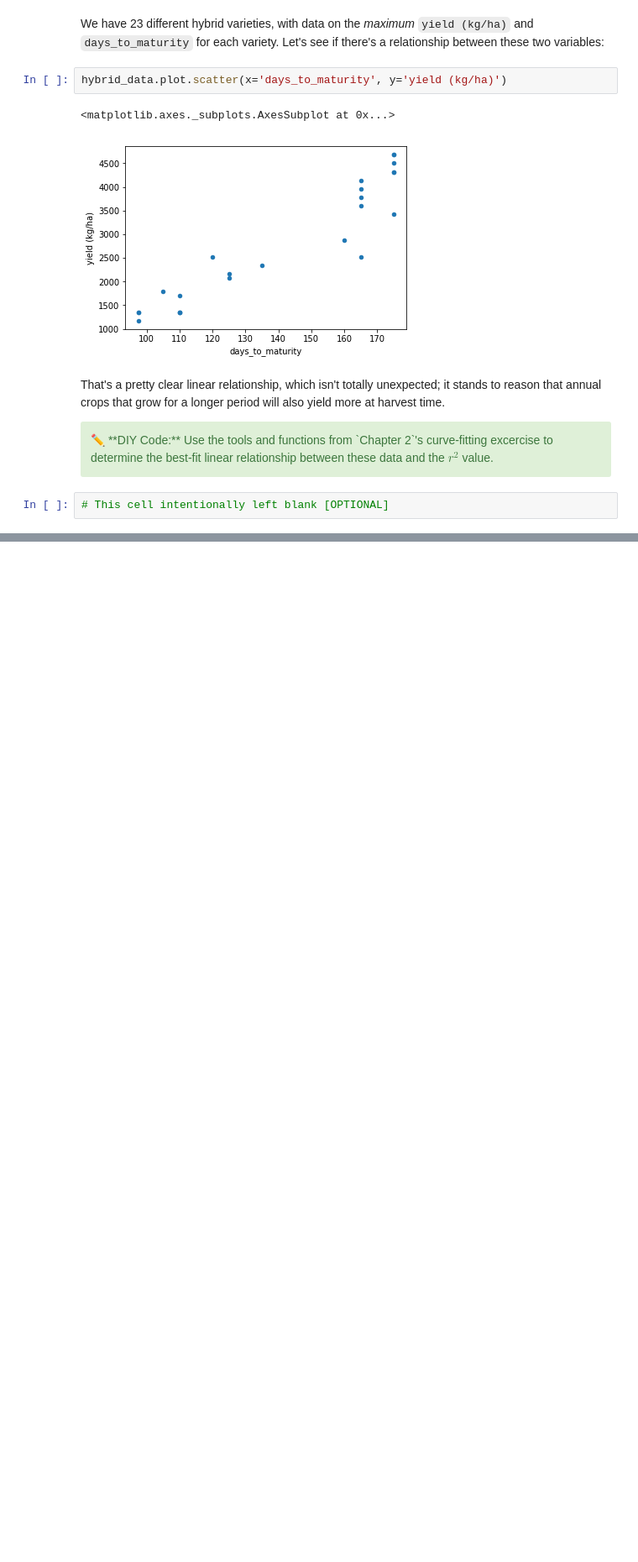
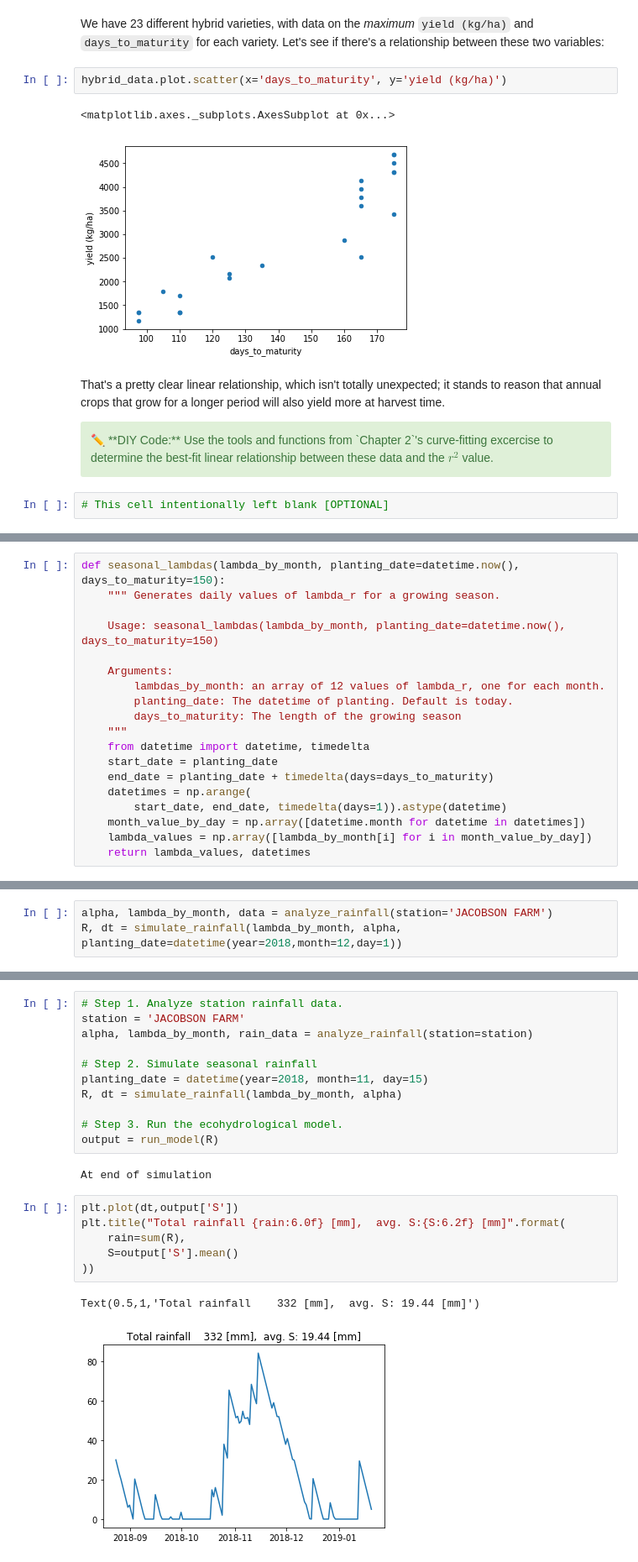
Before and after one commit to ecohydro/RidgeToReef, a Jupyter notebook: chapters/Chapter 3.ipynb, the cells around one changed output, grey strips where cells are left out. Shown at 84% size. Drawn from its saved outputs; the diff is of its cells as text; blank space fills up the shorter version.

```diff
--- a/chapters/Chapter 3.ipynb
+++ b/chapters/Chapter 3.ipynb
@@ -107,0 +215,19 @@ This formulation ignores many important processes, but is the minimum model nece
+# %%
+def seasonal_lambdas(lambda_by_month, planting_date=datetime.now(), days_to_maturity=150):
+    """ Generates daily values of lambda_r for a growing season.
+
+    Usage: seasonal_lambdas(lambda_by_month, planting_date=datetime.now(), days_to_maturity=150)
+
+    Arguments:
+        lambdas_by_month: an array of 12 values of lambda_r, one for each month.
+        planting_date: The datetime of planting. Default is today.
+        days_to_maturity: The length of the growing season
+    """
+    from datetime import datetime, timedelta
+    start_date = planting_date
+    end_date = planting_date + timedelta(days=days_to_maturity)
+    datetimes = np.arange(
+        start_date, end_date, timedelta(days=1)).astype(datetime)
+    month_value_by_day = np.array([datetime.month for datetime in datetimes])
+    lambda_values = np.array([lambda_by_month[i] for i in month_value_by_day])
+    return lambda_values, datetimes
@@ -107,0 +278,3 @@ This formulation ignores many important processes, but is the minimum model nece
+# %%
+alpha, lambda_by_month, data = analyze_rainfall(station='JACOBSON FARM')
+R, dt = simulate_rainfall(lambda_by_month, alpha, planting_date=datetime(year=2018,month=12,day=1))
@@ -107,0 +343,22 @@ This formulation ignores many important processes, but is the minimum model nece
+# %%
+# Step 1. Analyze station rainfall data.
+station = 'JACOBSON FARM'
+alpha, lambda_by_month, rain_data = analyze_rainfall(station=station)
+
+# Step 2. Simulate seasonal rainfall
+planting_date = datetime(year=2018, month=11, day=15)
+R, dt = simulate_rainfall(lambda_by_month, alpha)
+
+# Step 3. Run the ecohydrological model.
+output = run_model(R)
+# %% [output]
+At end of simulation
+# %%
+plt.plot(dt,output['S'])
+plt.title("Total rainfall {rain:6.0f} [mm],  avg. S:{S:6.2f} [mm]".format(
+    rain=sum(R),
+    S=output['S'].mean()
+))
+# %% [output]
+Text(0.5,1,'Total rainfall    332 [mm],  avg. S: 19.44 [mm]')
+[figure, added]
```
Also changed, not shown: parts of 13 cells of this notebook, 1 other file.
